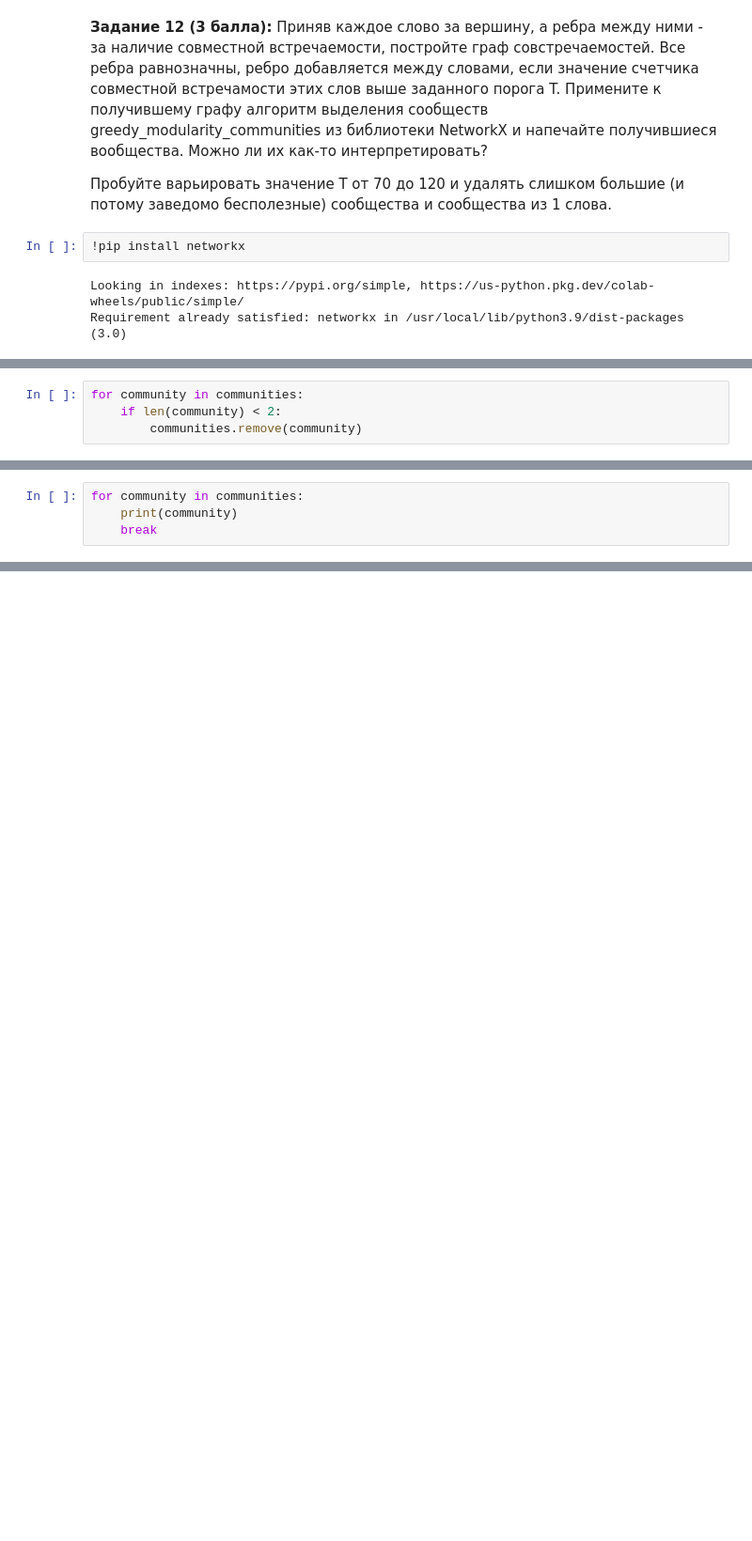
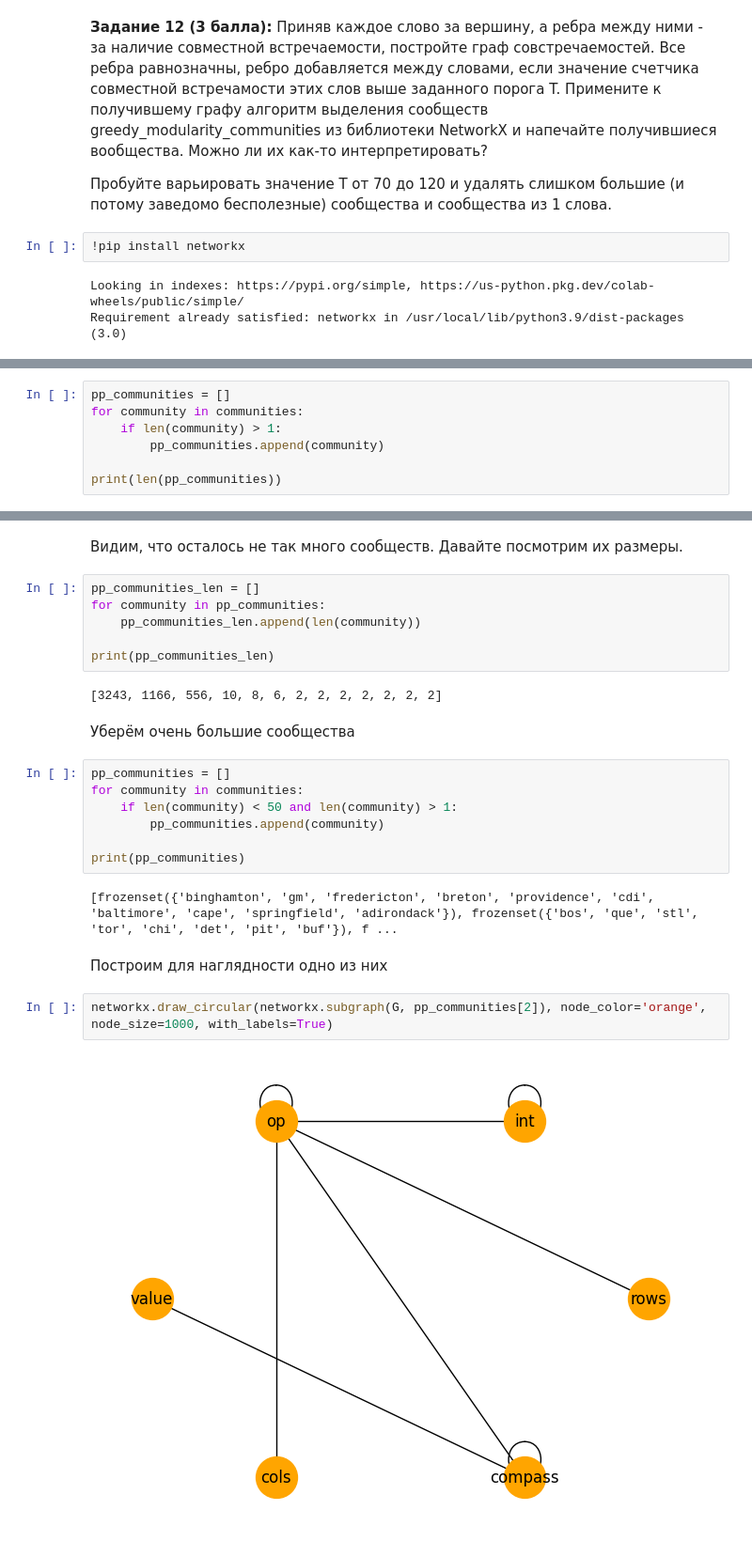
Before and after one commit to YaroslavFYPM/mipt-python, a Jupyter notebook: tasks/03-data-ml_.ipynb, the cells around one changed output, grey strips where cells are left out. Shown at 94% size. Saved outputs shown, nothing was run; the diff lists cells and outputs as text; blank space fills up the shorter version.

```diff
--- a/tasks/03-data-ml_.ipynb
+++ b/tasks/03-data-ml_.ipynb
@@ -521,4 +537,7 @@ len(communities)
 # %%
+pp_communities = []
 for community in communities:
-    if len(community) < 2:
-        communities.remove(community)
+    if len(community) > 1:
+        pp_communities.append(community)
+
+print(len(pp_communities))
@@ -529,4 +545,0 @@ len(communities)
-# %%
-for community in communities:
-    print(community)
-    break
@@ -540,0 +546,27 @@ len(communities_len)
+# %% [markdown]
+Видим, что осталось не так много сообществ. Давайте посмотрим их размеры.
+# %%
+pp_communities_len = []
+for community in pp_communities:
+    pp_communities_len.append(len(community))
+
+print(pp_communities_len)
+# %% [output]
+[3243, 1166, 556, 10, 8, 6, 2, 2, 2, 2, 2, 2, 2]
+# %% [markdown]
+Уберём очень большие сообщества
+# %%
+pp_communities = []
+for community in communities:
+    if len(community) < 50 and len(community) > 1:
+        pp_communities.append(community)
+
+print(pp_communities)
+# %% [output]
+[frozenset({'binghamton', 'gm', 'fredericton', 'breton', 'providence', 'cdi', 'baltimore', 'cape', 'springfield', 'adirondack'}), frozenset({'bos', 'que', 'stl', 'tor', 'chi', 'det', 'pit', 'buf'}), f ...
+# %% [markdown]
+Построим для наглядности одно из них
+# %%
+networkx.draw_circular(networkx.subgraph(G, pp_communities[2]), node_color='orange', node_size=1000, with_labels=True)
+# %% [output]
+[figure, added]
```
Also changed, not shown: parts of 9 cells of this notebook.
